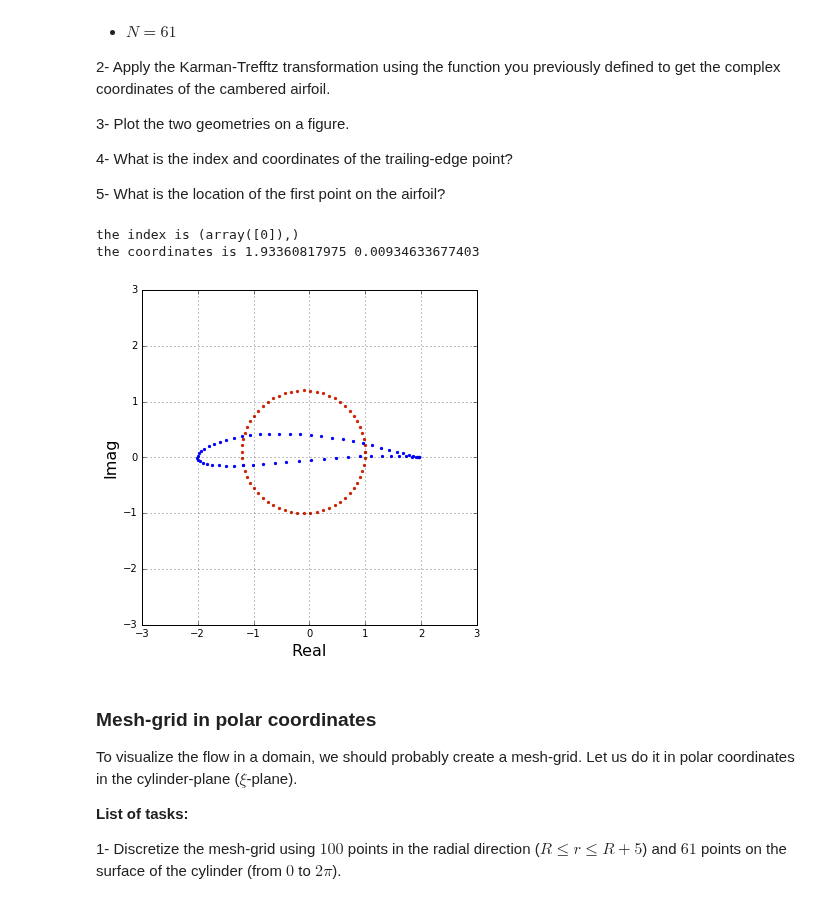
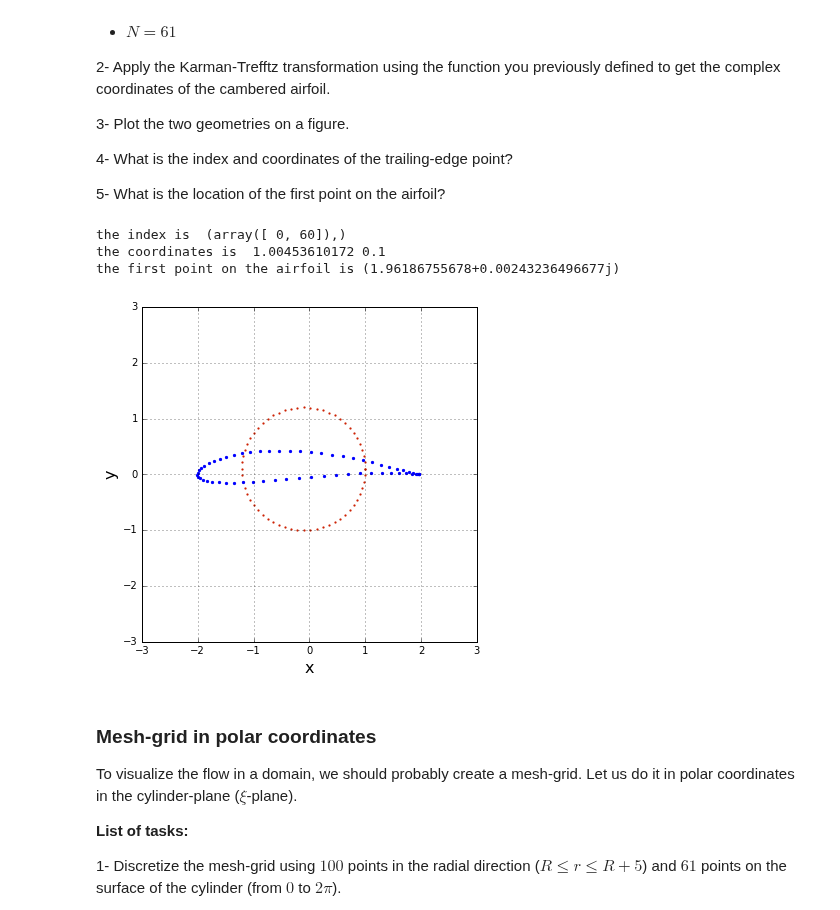
Before and after one commit to liu19941121/mae6226-work, a Jupyter notebook: midterm/midterm.ipynb, the cells around one changed output. Cells and saved outputs as stored; diff of their text form; code cells hidden in the pictures.

```diff
--- a/midterm/midterm.ipynb
+++ b/midterm/midterm.ipynb
@@ -49,8 +49,9 @@ To check your function, here is what we obtained:
 the point $2.2 + 2.2j$ maps into the point $2.41874477821 + 1.98092269337j$ when using $b=1$ and $theta=5^o$.
 # %%
 # Write your conformal mapping function in this cell.
-def get_Karman_Trefftz_transformation(b, theta, E):
+def get_Karman_Trefftz_transformation(b, theta, x, y):
     n = 2 - theta/math.pi
+    E = x + y*1j
     z = n*((1+(b**2)/E)**n+(1-(b**2)/E)**n)/((1+(b**2)/E)**n-(1-(b**2)/E)**n)
 
     return z
@@ -87,32 +85,34 @@ Use the following parameters:
 # %%
 # Use this cell to write your code.
 N = 61
 b = 1.0
 x_c, y_c = -0.1, 0.1
 R = math.sqrt((b-x_c)**2 + y_c ** 2)
-theta = (5/180)*numpy.pi
-theta_s = numpy.linspace(0,2*math.pi,N)
-E_1 = (R*numpy.cos(theta_s)+x_c)+(R*numpy.sin(theta_s)+y_c)*1j
-z_1 = get_Karman_Trefftz_transformation(b, theta, E_1)
+theta_1 = (5/180)*numpy.pi
+theta = numpy.linspace(0,2*math.pi,N)
+x = R * numpy.cos(theta)+ x_c
+y = R * numpy.sin(theta)+ y_c
 
-pyplot.figure(figsize=(6, 6))
+z_1 = get_Karman_Trefftz_transformation(b, theta_1, x, y)
+
+size = 6
+pyplot.figure(figsize=(size, size))
 pyplot.grid(True)
-pyplot.xlabel('Real', fontsize=16)
-pyplot.ylabel('Imag', fontsize=16)
+pyplot.xlabel('x', fontsize=16)
+pyplot.ylabel('y', fontsize=16)
 pyplot.xlim(-3.0, 3.0)
 pyplot.ylim(-3.0, 3.0)
-pyplot.scatter(E_1.real, E_1.imag, color='#CD2305', s=5, marker='o')
+pyplot.scatter(x, y, color='#CD2305', s=5, marker='o', linewidth=0)
 pyplot.scatter(z_1.real, z_1.imag, color='b', s=5, marker='o')
 
-E1 = R*numpy.cos(theta)+x_c+(R*numpy.sin(theta)+y_c)*1j
-E_2 = get_Karman_Trefftz_transformation(b, theta, E1)
-
-print('the index is', numpy.where(E_2==E_2.real + E_2.imag*1j))
-print('the coordinates is', E_2.real, E_2.imag)
+print('the index is ', numpy.where(x == numpy.max(x)))
+print('the coordinates is ', x[0], y[0])
+print('the first point on the airfoil is',z_1[0])
 # %% [output]
-the index is (array([0]),)
-the coordinates is 1.93360817975 0.00934633677403
+the index is  (array([ 0, 60]),)
+the coordinates is  1.00453610172 0.1
+the first point on the airfoil is (1.96186755678+0.00243236496677j)
-[figure, old version]
+[figure, new version]
 # %% [markdown]
 ### Mesh-grid in polar coordinates
 
```
Also changed, not shown: parts of 12 cells of this notebook, 1 other file.
